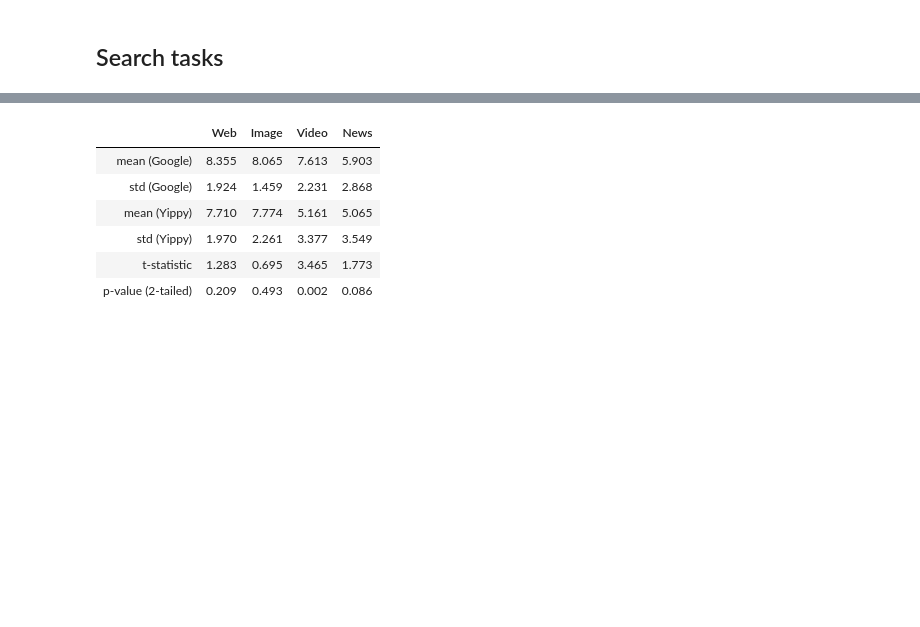
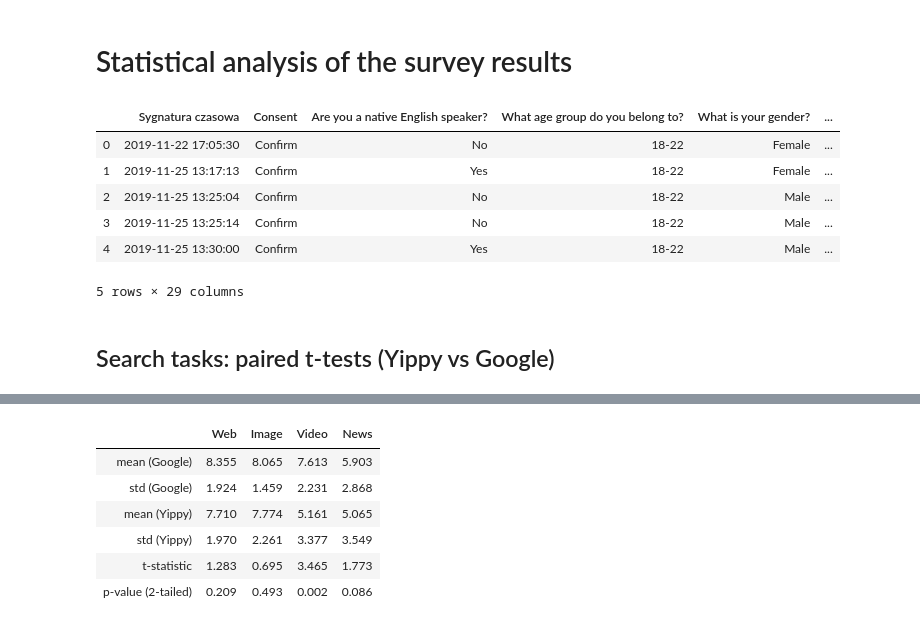
Before and after one commit to animaviridis/evaluation_of_ai, a Jupyter notebook: results_stats.ipynb, the cells around one changed output, grey strips where cells are left out. Drawn from its saved outputs; the diff is of its cells as text; code cells hidden in the pictures; blank space fills up the shorter version.

```diff
--- a/results_stats.ipynb
+++ b/results_stats.ipynb
@@ -1,3 +1,5 @@
+# %% [markdown]
+# Statistical analysis of the survey results
 # %%
 import numpy as np
 import matplotlib.pyplot as plt
@@ -7,9 +9,17 @@ from scipy import stats
 import aux_functions as aux
 # %%
 main_data, keys = aux.prepare_data()
-# main_data.head()
+main_data.head()
+# %% [output]
+|  | Sygnatura czasowa | Consent | Are you a native English speaker? | What age group do you belong to? | What is your gender? | ... |
+| 0 | 2019-11-22 17:05:30 | Confirm | No | 18-22 | Female | ... |
+| 1 | 2019-11-25 13:17:13 | Confirm | Yes | 18-22 | Female | ... |
+| 2 | 2019-11-25 13:25:04 | Confirm | No | 18-22 | Male | ... |
+| 3 | 2019-11-25 13:25:14 | Confirm | No | 18-22 | Male | ... |
+| 4 | 2019-11-25 13:30:00 | Confirm | Yes | 18-22 | Male | ... |
+5 rows × 29 columns
 # %% [markdown]
-## Search tasks
+## Search tasks: paired t-tests (Yippy vs Google)
 # %%
 tasks = keys['tasks']
 tasks_data = main_data[keys['tasks']]
```
Also changed, not shown: parts of 12 cells of this notebook, 3 other files.
